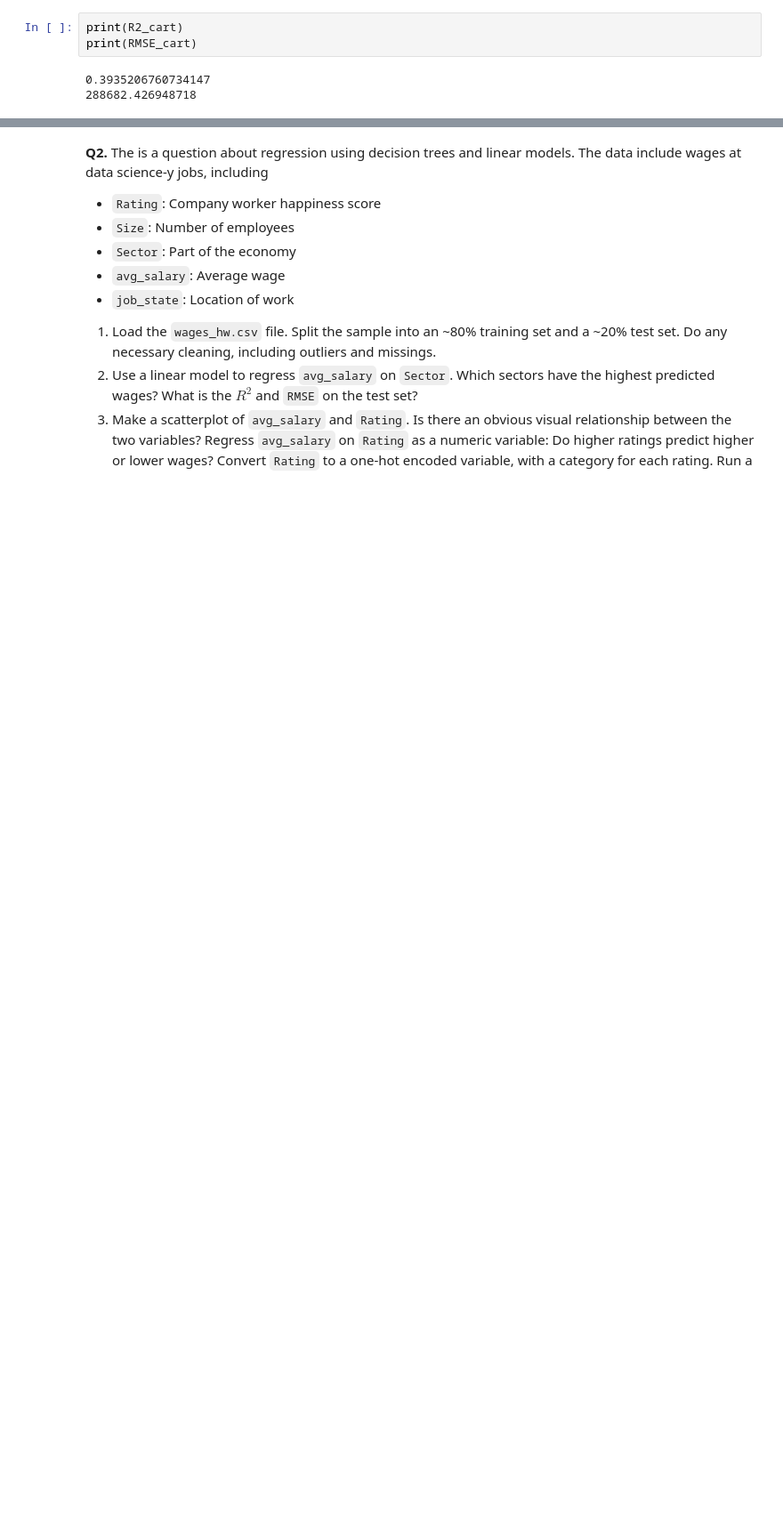
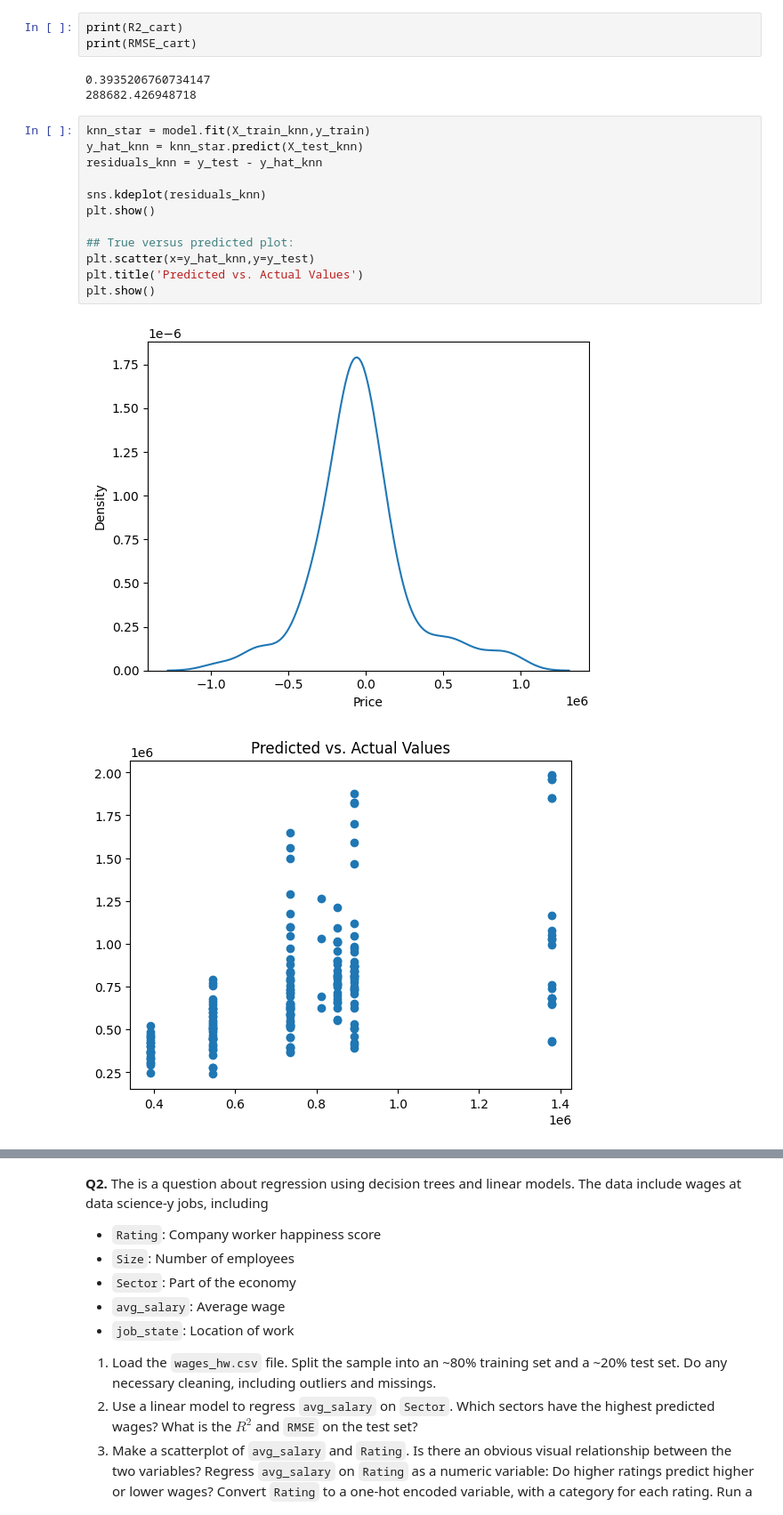
Before and after one commit to ToriStoner/assignment4, a Jupyter notebook: assignment4.ipynb, the cells around one changed output, grey strips where cells are left out. Shown at 89% size. Drawn from its saved outputs; the diff is of its cells as text; blank space fills up the shorter version.

```diff
--- a/assignment4.ipynb
+++ b/assignment4.ipynb
@@ -411,3 +413,18 @@ print(RMSE_cart)
 # %% [output]
 0.3935206760734147
 288682.426948718
+# %%
+knn_star = model.fit(X_train_knn,y_train)
+y_hat_knn = knn_star.predict(X_test_knn)
+residuals_knn = y_test - y_hat_knn
+
+sns.kdeplot(residuals_knn)
+plt.show()
+
+## True versus predicted plot:
+plt.scatter(x=y_hat_knn,y=y_test)
+plt.title('Predicted vs. Actual Values')
+plt.show()
+# %% [output]
+[figure, added]
+[figure, added]
```
Also changed, not shown: parts of 3 cells of this notebook.
